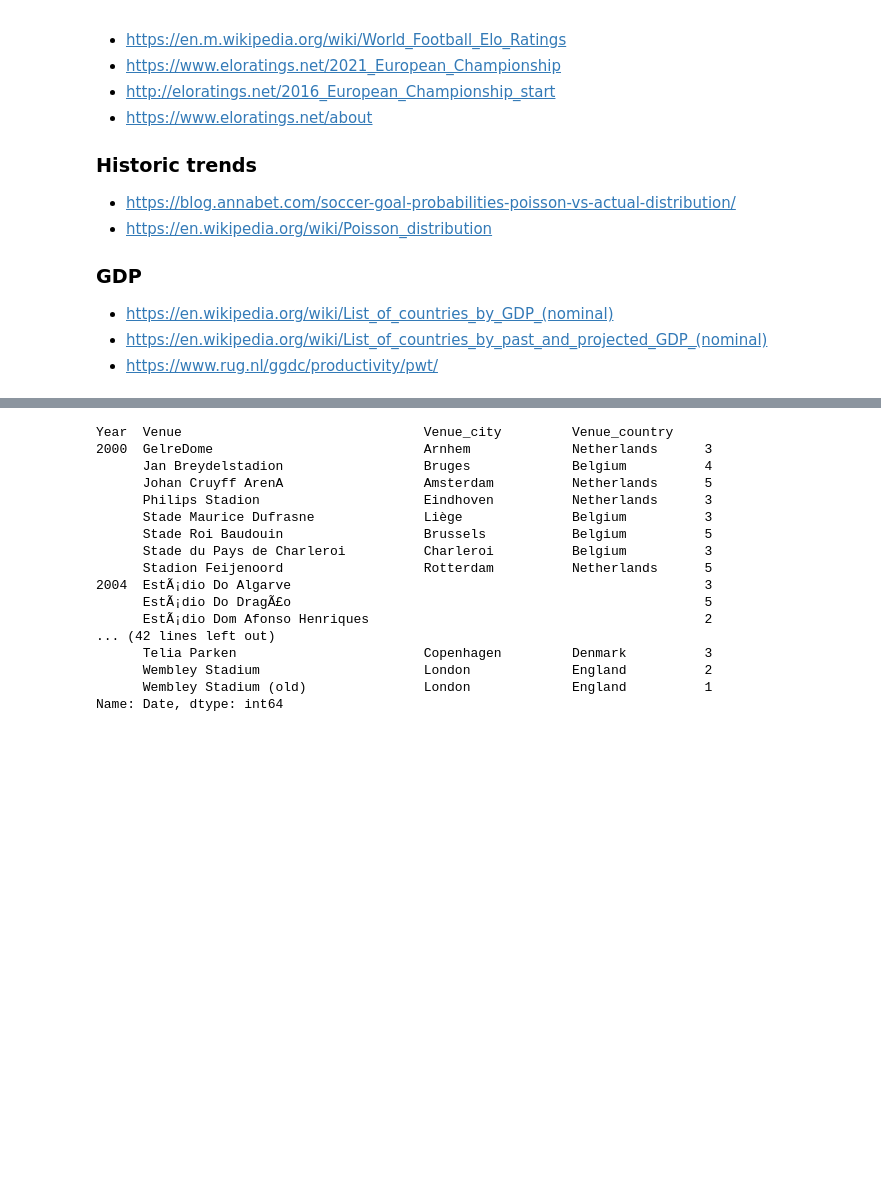
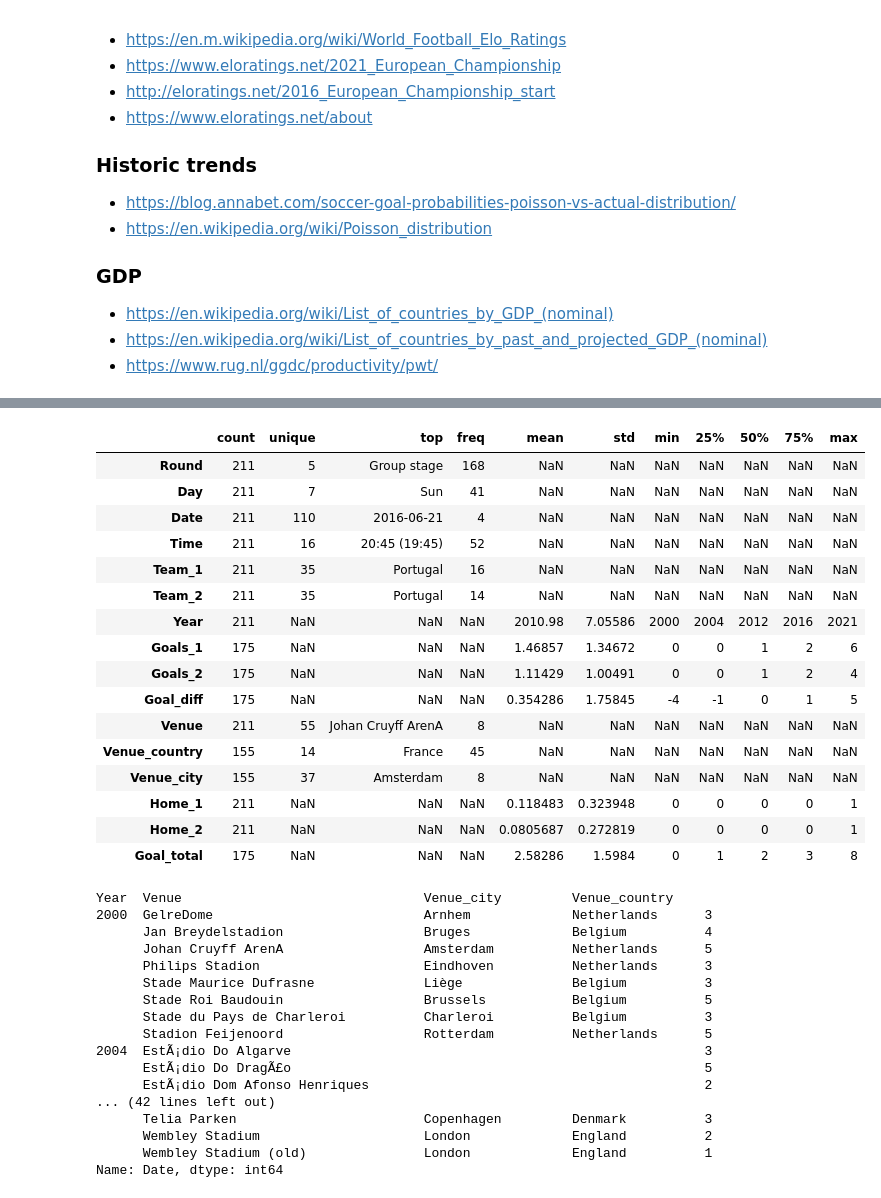
Before and after one commit to deacona/the-ball-is-round, a Jupyter notebook: notebooks/intl_02_euro_2020.ipynb, the cells around one changed output, grey strips where cells are left out. Saved outputs shown, nothing was run; the diff lists cells and outputs as text; code cells hidden in the pictures; blank space fills up the shorter version.

```diff
--- a/notebooks/intl_02_euro_2020.ipynb
+++ b/notebooks/intl_02_euro_2020.ipynb
@@ -81,6 +87,33 @@ Data columns (total 25 columns):
  24  Home_2         211 non-null    int64
 dtypes: float64(5), int64(4), object(16)
 memory usage: 41.3+ KB
+# %%
+match = match[['Round', 'Day', 'Date', 'Time', 'Team_1', 'Team_2',
+       'Year', 'Goals_1', 'Goals_2',
+       'Goal_diff', 'Venue', 'Venue_country', 'Venue_city', 'Home_1',
+       'Home_2']]
+
+match["Goal_total"] = match.Goals_1 + match.Goals_2
+
+match.describe(include="all").T
+# %% [output]
+|  | count | unique | top | freq | mean | std | min | 25% | 50% | 75% | max |
+| Round | 211 | 5 | Group stage | 168 | NaN | NaN | NaN | NaN | NaN | NaN | NaN |
+| Day | 211 | 7 | Sun | 41 | NaN | NaN | NaN | NaN | NaN | NaN | NaN |
+| Date | 211 | 110 | 2016-06-21 | 4 | NaN | NaN | NaN | NaN | NaN | NaN | NaN |
+| Time | 211 | 16 | 20:45 (19:45) | 52 | NaN | NaN | NaN | NaN | NaN | NaN | NaN |
+| Team_1 | 211 | 35 | Portugal | 16 | NaN | NaN | NaN | NaN | NaN | NaN | NaN |
+| Team_2 | 211 | 35 | Portugal | 14 | NaN | NaN | NaN | NaN | NaN | NaN | NaN |
+| Year | 211 | NaN | NaN | NaN | 2010.98 | 7.05586 | 2000 | 2004 | 2012 | 2016 | 2021 |
+| Goals_1 | 175 | NaN | NaN | NaN | 1.46857 | 1.34672 | 0 | 0 | 1 | 2 | 6 |
+| Goals_2 | 175 | NaN | NaN | NaN | 1.11429 | 1.00491 | 0 | 0 | 1 | 2 | 4 |
+| Goal_diff | 175 | NaN | NaN | NaN | 0.354286 | 1.75845 | -4 | -1 | 0 | 1 | 5 |
+| Venue | 211 | 55 | Johan Cruyff ArenA | 8 | NaN | NaN | NaN | NaN | NaN | NaN | NaN |
+| Venue_country | 155 | 14 | France | 45 | NaN | NaN | NaN | NaN | NaN | NaN | NaN |
+| Venue_city | 155 | 37 | Amsterdam | 8 | NaN | NaN | NaN | NaN | NaN | NaN | NaN |
+| Home_1 | 211 | NaN | NaN | NaN | 0.118483 | 0.323948 | 0 | 0 | 0 | 0 | 1 |
+| Home_2 | 211 | NaN | NaN | NaN | 0.0805687 | 0.272819 | 0 | 0 | 0 | 0 | 1 |
+| Goal_total | 175 | NaN | NaN | NaN | 2.58286 | 1.5984 | 0 | 1 | 2 | 3 | 8 |
 # %%
 ## checks on gaps in venue matching
 
```
Also changed, not shown: parts of 14 cells of this notebook.
